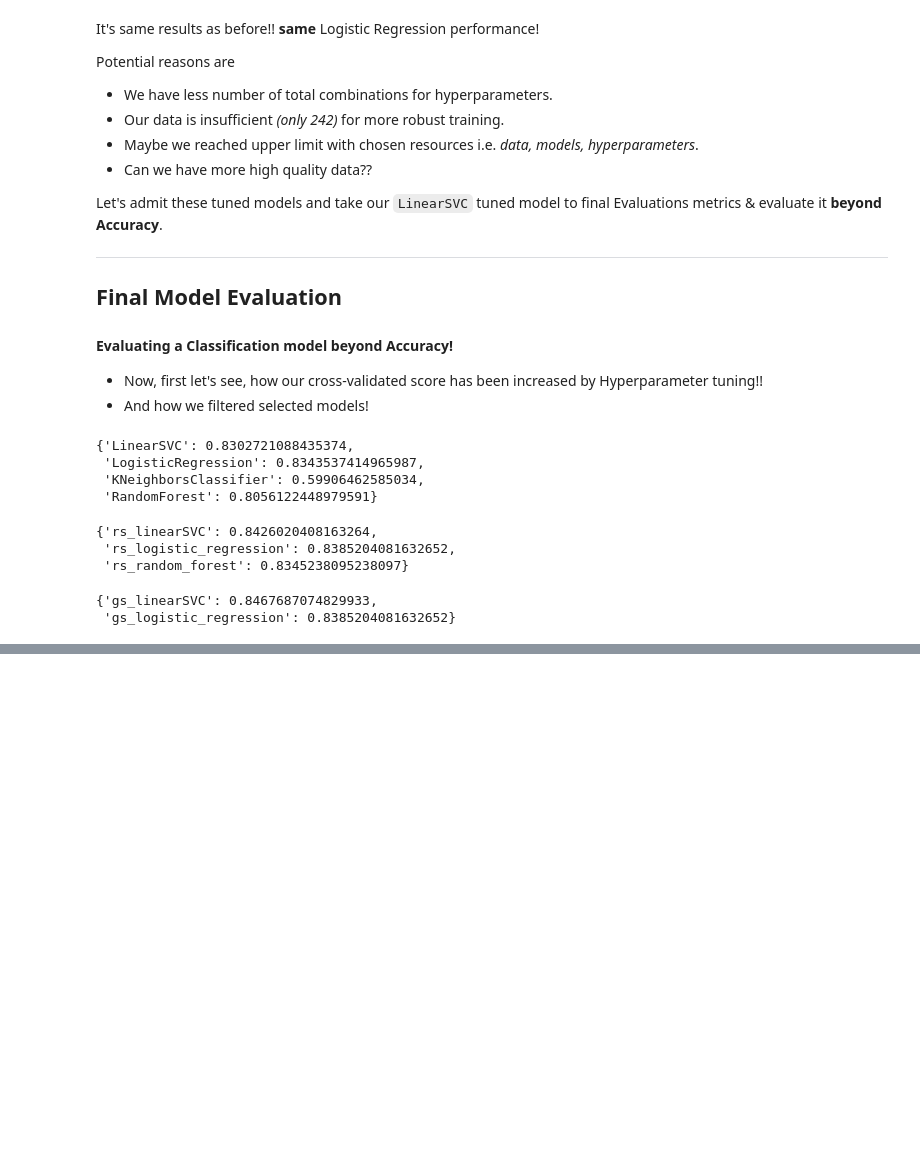
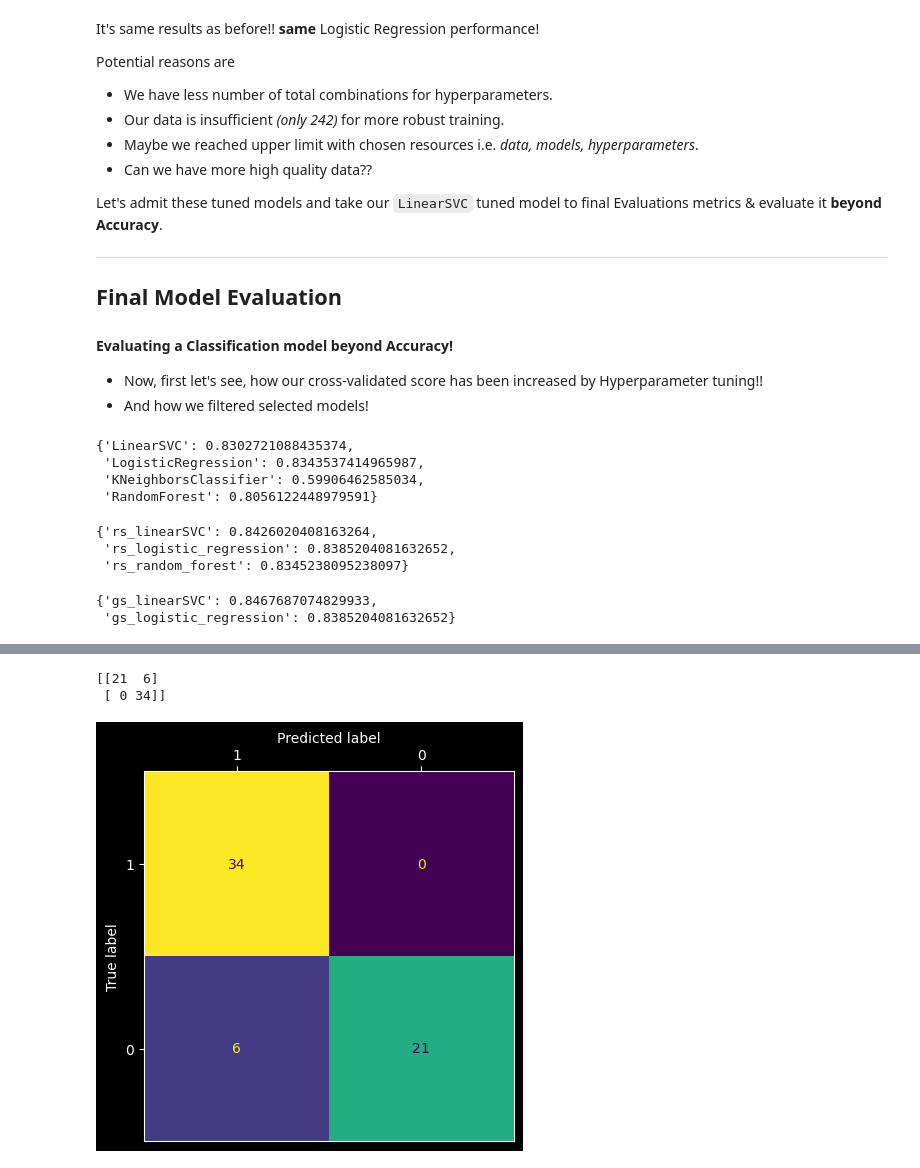
Before and after one commit to DarkDk123/Simple-Heart-disease-classification, a Jupyter notebook: Heart-disease-model.ipynb, the cells around one changed output, grey strips where cells are left out. Saved outputs shown, nothing was run; the diff lists cells and outputs as text; code cells hidden in the pictures; blank space fills up the shorter version.

```diff
--- a/Heart-disease-model.ipynb
+++ b/Heart-disease-model.ipynb
@@ -1313,0 +1367,27 @@ gs_model_scores
+# %%
+# Let's calculate the confusion matrix
+from sklearn.metrics import  confusion_matrix
+
+conf_mat = confusion_matrix(y_test, y_preds)
+print(conf_mat) # Indeed good results
+# %% [output]
+[[21  6]
+ [ 0 34]]
+# %%
+# Visualizing our Confusion Matrix
+# `from_estimator` method expects a trained ML model to test on given data!
+
+ConfusionMatrixDisplay.from_estimator(
+    gs_linearSVC,
+    X_test,
+    y_test,
+    labels=[1, 0],  # Based on above anatomy
+    colorbar=False,
+)
+
+# Customize based on above anatomy!
+plt.gca().xaxis.set_ticks_position("top")
+plt.gca().xaxis.set_label_position("top")
+plt.show()
+# %% [output]
+[figure, added]
```
Also changed, not shown: parts of 19 cells of this notebook.
